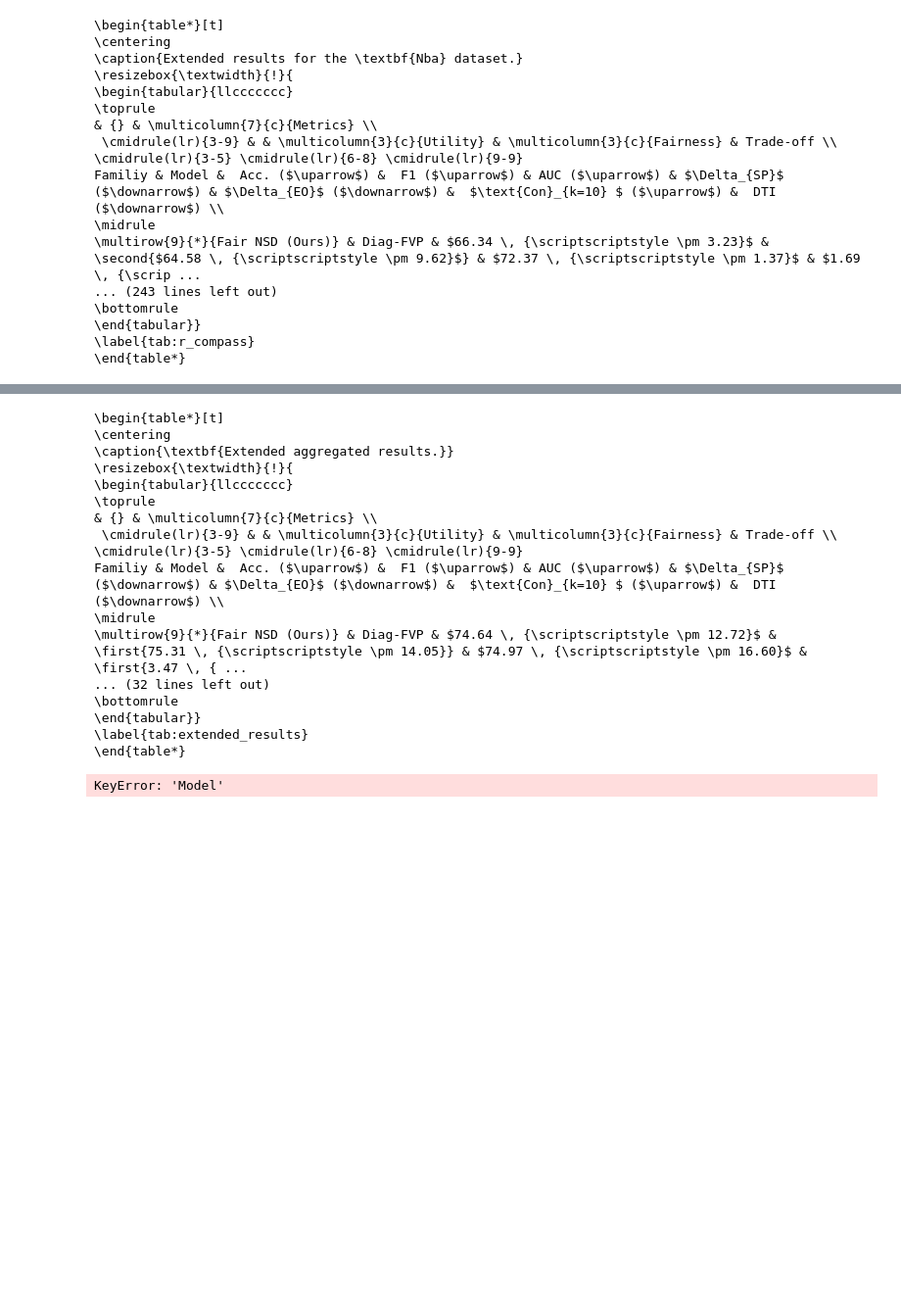
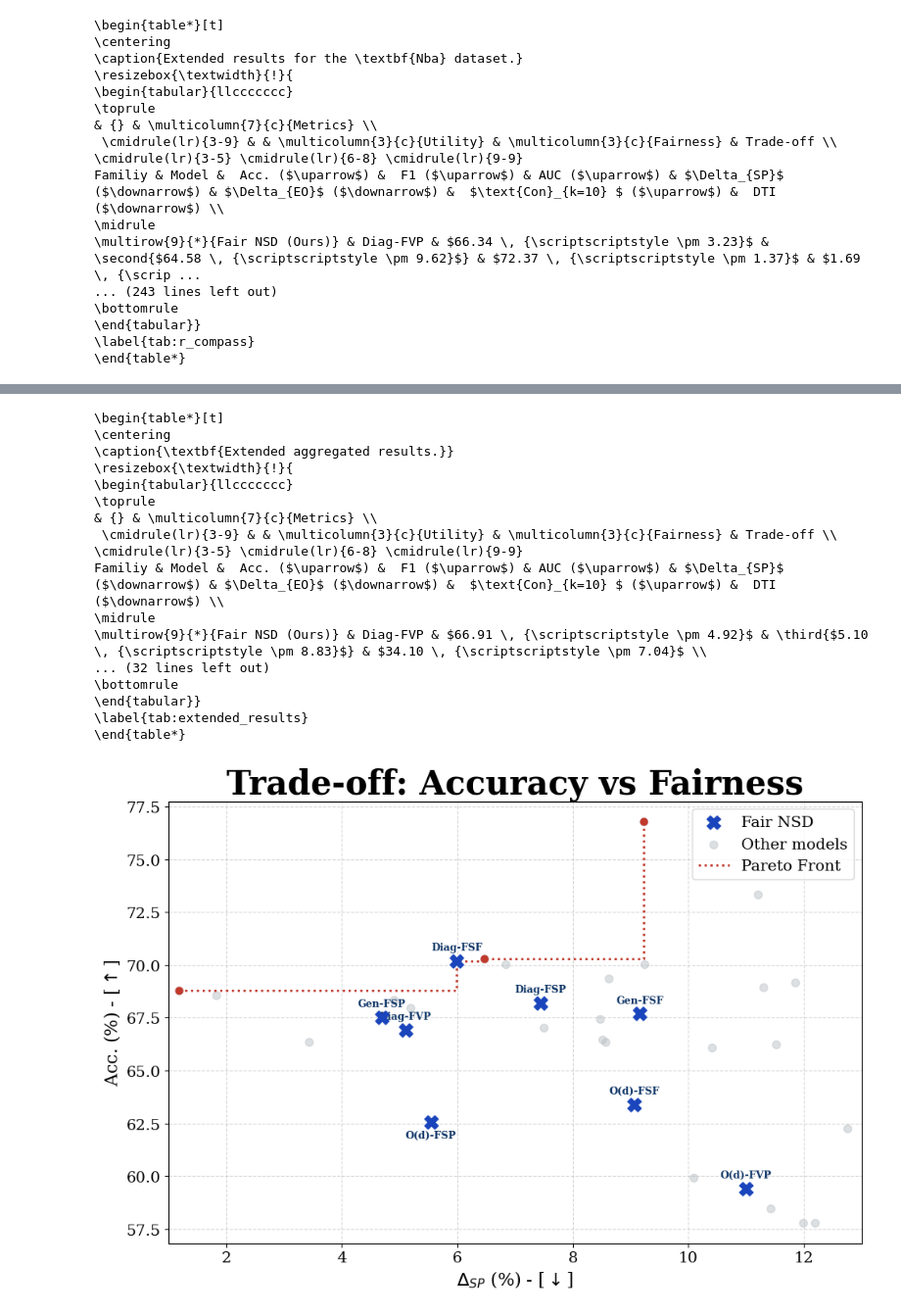
Before and after one commit to arturo-perez-peralta/GeometricFairnessNSD, a Jupyter notebook: nb_results.ipynb, the cells around one changed output, grey strips where cells are left out. Shown at 98% size. Saved outputs shown, nothing was run; the diff lists cells and outputs as text; code cells hidden in the pictures; blank space fills up the shorter version.

```diff
--- a/nb_results.ipynb
+++ b/nb_results.ipynb
@@ -311,8 +311,8 @@ plot_accuracy_fairness_tradeoff(show_legend=True)
 # %% [output]
 [figure]
 # %%
-RESULTS_DIR = "../results/filter/tradeoff"
-FIGS_DIR = "../results/filter/figs"
+RESULTS_DIR = "results/filter/tradeoff"
+FIGS_DIR = "results/filter/figs"
 MODELS_OF_INTEREST = ['vectdia', 'specdia', 'polydia']
 
 if not os.path.exists(FIGS_DIR):
@@ -477,7 +477,7 @@ MODELS_OF_INTEREST
 # %% [output]
 ['vectdia', 'specdia', 'polydia']
 # %%
-path_results = Path('../results/filter/experiment')
+path_results = Path('results/filter/experiment')
 folder_results = os.listdir(path_results)
 results_dict = {dataset: {} for dataset in datasets}
 
@@ -715,7 +715,7 @@ Rej. Opt.     &           $97.23 \, {\scriptscriptstyle \pm 0.16}$ &           $
 \bottomrule
 \end{tabular}
 # %%
-path_results = Path('../results/filter/ablation')
+path_results = Path('results/filter/ablation')
 folder_results = os.listdir(path_results)
 ablation_dict = {'nba': {}, 'pokec_n': {}, 'pokec_z': {}}
 
@@ -1343,15 +1343,16 @@ Rej. Opt.     &   \first{$76.91 \, {\scriptscriptstyle \pm 11.86}$} &
 # %%
 metrics_config = {
     'acc':    {'json_key': 'acc', 'label': r'Acc.',           'minimize': False},
-    'f1':     {'json_key': 'f1',  'label': 'F1',              'minimize': False},
-    'auc':    {'json_key': 'auc', 'label': 'AUC',             'minimize': False},
+#    'f1':     {'json_key': 'f1',  'label': 'F1',              'minimize': False},
+#    'auc':    {'json_key': 'auc', 'label': 'AUC',             'minimize': False},
     'ind':    {'json_key': 'ind', 'label': r'$\Delta_{SP}$',  'minimize': True},
-    'sep':    {'json_key': 'sep', 'label': r'$\Delta_{EO}$',  'minimize': True},
-    'con':    {'json_key': 'con', 'label': r'$\text{Con}_{k=10}$', 'minimize': False},
+#    'sep':    {'json_key': 'sep', 'label': r'$\Delta_{EO}$',  'minimize': True},
+#    'con':    {'json_key': 'con', 'label': r'$\text{Con}_{k=10}$', 'minimize': False},
     'dti':    {'json_key': 'dti', 'label': 'DTI',             'minimize': True}
 }
 
-metrics_order = ['acc', 'f1', 'auc', 'ind', 'sep', 'con', 'dti']
+# metrics_order = ['acc', 'f1', 'auc', 'ind', 'sep', 'con', 'dti']
+metrics_order = ['acc', 'ind', 'dti']
 prefixes_to_filter = ['rw', 'fd', 'us', 'ro']
 filter_metric_criteria = 'balacc'
 
@@ -1429,8 +1430,8 @@ for dataset_name, models_data in results_dict.items():
             else:
                 key = metrics_config[mid]['json_key']
                 val = means.get(key, 0.0)
-
             valid_entries.append({
+                'Model': original_name,
                 'Model Display': display_name,
                 'MetricID': mid,
                 'Value': val * 100
@@ -1488,11 +1489,11 @@ if valid_entries:
                     val_str = f"{mean:.2f} \, {{\\scriptscriptstyle \\pm {std:.2f}}}"
 
                     if rank == 1.0:
-                        cell_content = f"\\first{{{val_str}}}"
+                        cell_content = f"\\first{{${val_str}$}}"
                     elif rank == 2.0:
-                        cell_content = f"\\second{{{val_str}}}"
+                        cell_content = f"\\second{{${val_str}$}}"
                     elif rank == 3.0:
-                        cell_content = f"\\third{{{val_str}}}"
+                        cell_content = f"\\third{{${val_str}$}}"
                     else:
                         cell_content = f"${val_str}$"
                 except KeyError:
@@ -1527,7 +1528,7 @@ if valid_entries:
 \cmidrule(lr){3-5} \cmidrule(lr){6-8} \cmidrule(lr){9-9}
 Familiy & Model &  Acc. ($\uparrow$) &  F1 ($\uparrow$) & AUC ($\uparrow$) & $\Delta_{SP}$ ($\downarrow$) & $\Delta_{EO}$ ($\downarrow$) &  $\text{Con}_{k=10} $ ($\uparrow$) &  DTI ($\downarrow$) \\
 \midrule
-\multirow{9}{*}{Fair NSD (Ours)} & Diag-FVP & $74.64 \, {\scriptscriptstyle \pm 12.72}$ & \first{75.31 \, {\scriptscriptstyle \pm 14.05}} & $74.97 \, {\scriptscriptstyle \pm 16.60}$ & \first{3.47 \, { ...
+\multirow{9}{*}{Fair NSD (Ours)} & Diag-FVP & $66.91 \, {\scriptscriptstyle \pm 4.92}$ & \third{$5.10 \, {\scriptscriptstyle \pm 8.83}$} & $34.10 \, {\scriptscriptstyle \pm 7.04}$ \\
 ... (32 lines left out)
 \bottomrule
 \end{tabular}}
@@ -1592,33 +1593,33 @@ if not df_mine.empty:
     for _, row in df_mine.iterrows():
         disp_name = row['Model Display']
         offset = manual_offsets.get(disp_name, (0, 10))
 
         plt.annotate(
             disp_name,
             (row['ind'], row['acc']),
             xytext=offset, textcoords='offset points',
             ha='center', fontsize=9, fontweight='bold', color="#0e3466"
         )
 
 plt.scatter(df_others['ind'], df_others['acc'],
             color='#bdc3c7', alpha=0.5, s=50, label='Other models')
 
 if not df_frontier.empty:
     plt.step(df_frontier['ind'], df_frontier['acc'], where='post',
              color='#c0392b', linestyle=':', linewidth=2, label='Pareto Front')
 
     plt.scatter(df_frontier['ind'], df_frontier['acc'],
                 color='#c0392b', s=40, zorder=5)
 
 plt.xlabel(r'$\Delta_{SP}$ (%) - [$\downarrow$]')
 plt.ylabel(r'Acc. (%) - [$\uparrow$]')
 plt.title('Trade-off: Accuracy vs Fairness', fontweight='bold', size=30)
 plt.grid(True, linestyle='--', alpha=0.5)
 plt.legend(loc='best')
 
-plt.xlim((2.5,10))
+plt.xlim((1.,13))
 plt.tight_layout()
-plt.savefig('../results/filter/figs/pareto.pdf', format='pdf', bbox_inches='tight')
+plt.savefig('results/filter/figs/pareto.pdf', format='pdf', bbox_inches='tight')
 plt.show()
 # %% [output]
-KeyError: 'Model'
+[figure, added]
```
Also changed, not shown: parts of 6 cells of this notebook, 6 other files.
